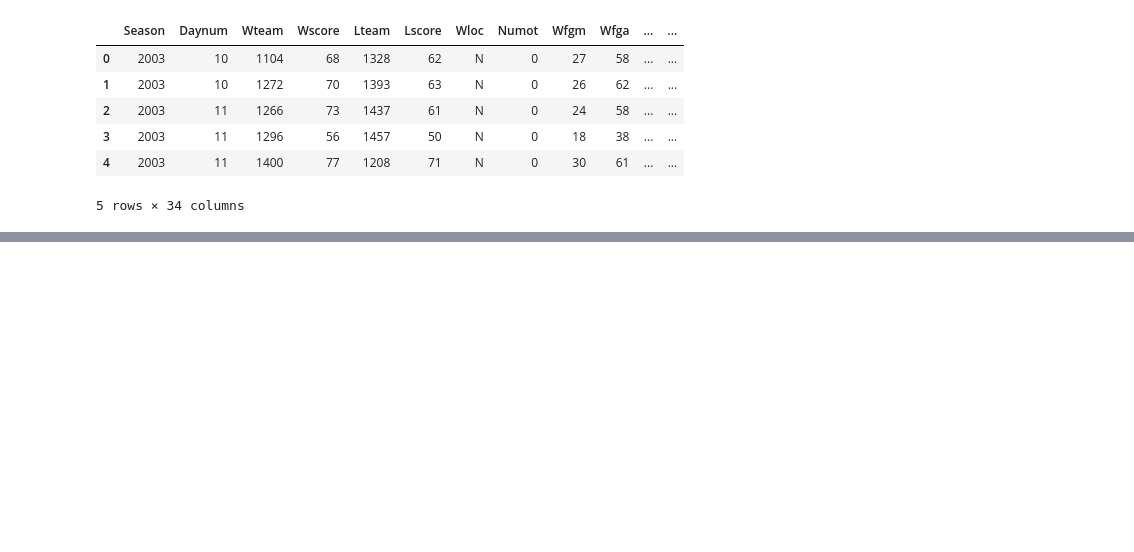
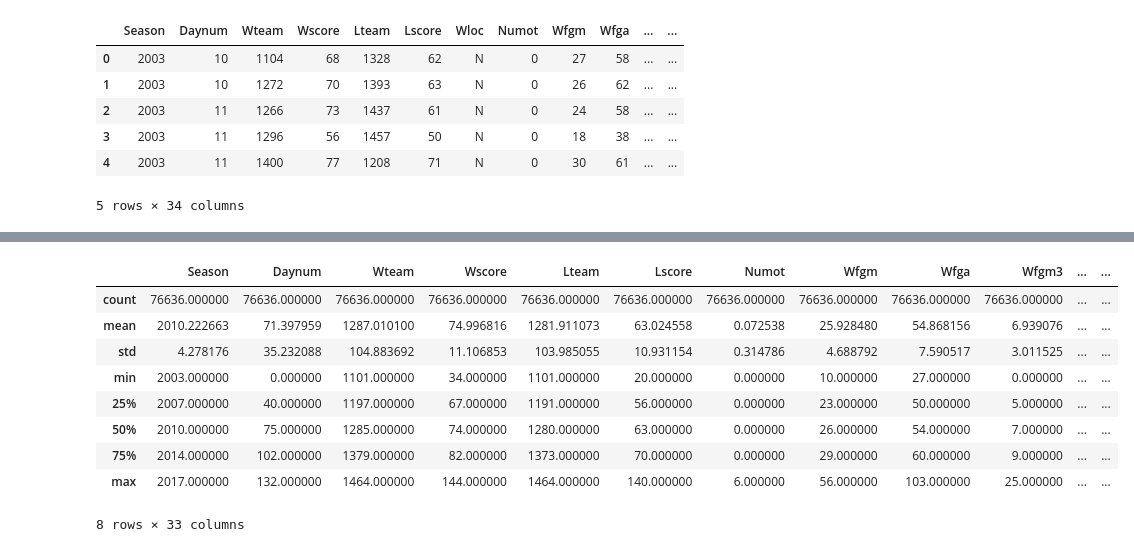
Before and after one commit to orimejia/Proyecto-AI, a Jupyter notebook: 01 Data Simulation.ipynb, the cells around one changed output, grey strips where cells are left out. Drawn from its saved outputs; the diff is of its cells as text; code cells hidden in the pictures; blank space fills up the shorter version.

```diff
--- a/01 Data Simulation.ipynb
+++ b/01 Data Simulation.ipynb
@@ -271,0 +68,14 @@ b["Ldr"].fillna(b["Ldr"].mean(), inplace=True)
+# %%
+df_description = df.describe()
+df_description
+# %% [output]
+|  | Season | Daynum | Wteam | Wscore | Lteam | Lscore | Numot | Wfgm | Wfga | Wfgm3 | ... | ... |
+| count | 76636.000000 | 76636.000000 | 76636.000000 | 76636.000000 | 76636.000000 | 76636.000000 | 76636.000000 | 76636.000000 | 76636.000000 | 76636.000000 | ... | ... |
+| mean | 2010.222663 | 71.397959 | 1287.010100 | 74.996816 | 1281.911073 | 63.024558 | 0.072538 | 25.928480 | 54.868156 | 6.939076 | ... | ... |
+| std | 4.278176 | 35.232088 | 104.883692 | 11.106853 | 103.985055 | 10.931154 | 0.314786 | 4.688792 | 7.590517 | 3.011525 | ... | ... |
+| min | 2003.000000 | 0.000000 | 1101.000000 | 34.000000 | 1101.000000 | 20.000000 | 0.000000 | 10.000000 | 27.000000 | 0.000000 | ... | ... |
+| 25% | 2007.000000 | 40.000000 | 1197.000000 | 67.000000 | 1191.000000 | 56.000000 | 0.000000 | 23.000000 | 50.000000 | 5.000000 | ... | ... |
+| 50% | 2010.000000 | 75.000000 | 1285.000000 | 74.000000 | 1280.000000 | 63.000000 | 0.000000 | 26.000000 | 54.000000 | 7.000000 | ... | ... |
+| 75% | 2014.000000 | 102.000000 | 1379.000000 | 82.000000 | 1373.000000 | 70.000000 | 0.000000 | 29.000000 | 60.000000 | 9.000000 | ... | ... |
+| max | 2017.000000 | 132.000000 | 1464.000000 | 144.000000 | 1464.000000 | 140.000000 | 6.000000 | 56.000000 | 103.000000 | 25.000000 | ... | ... |
+8 rows × 33 columns
```
Also changed, not shown: parts of 51 cells of this notebook.
